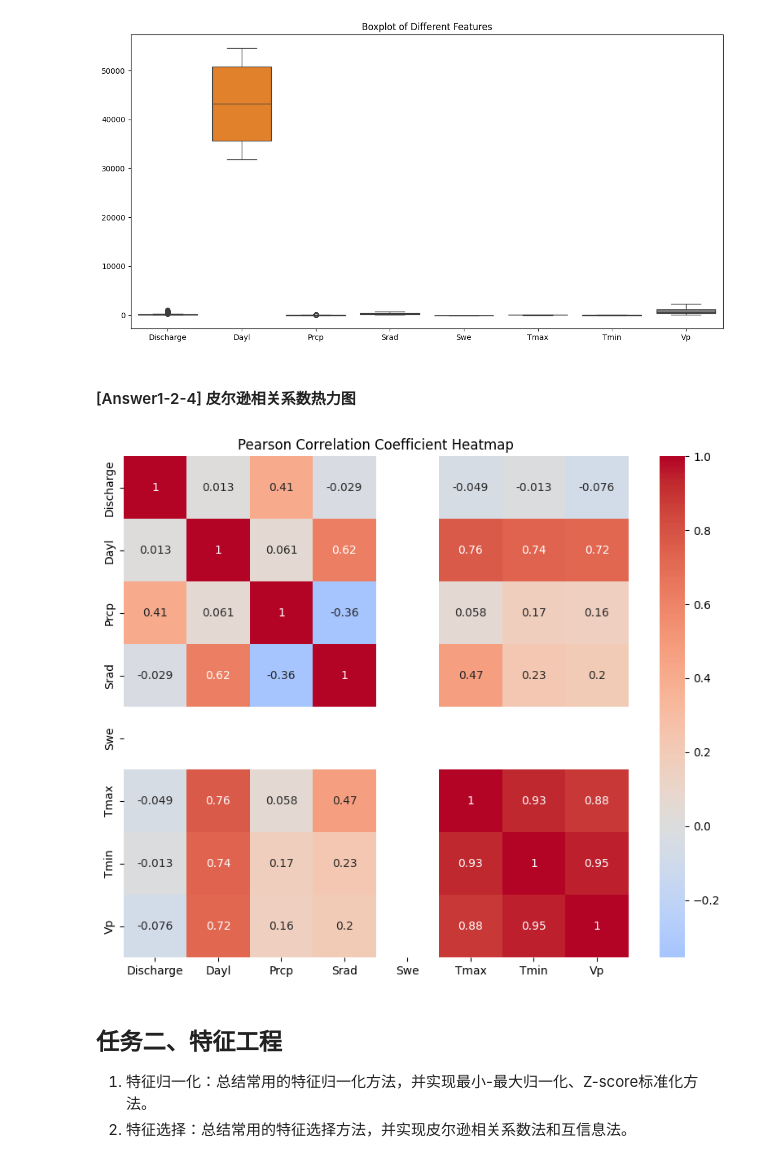
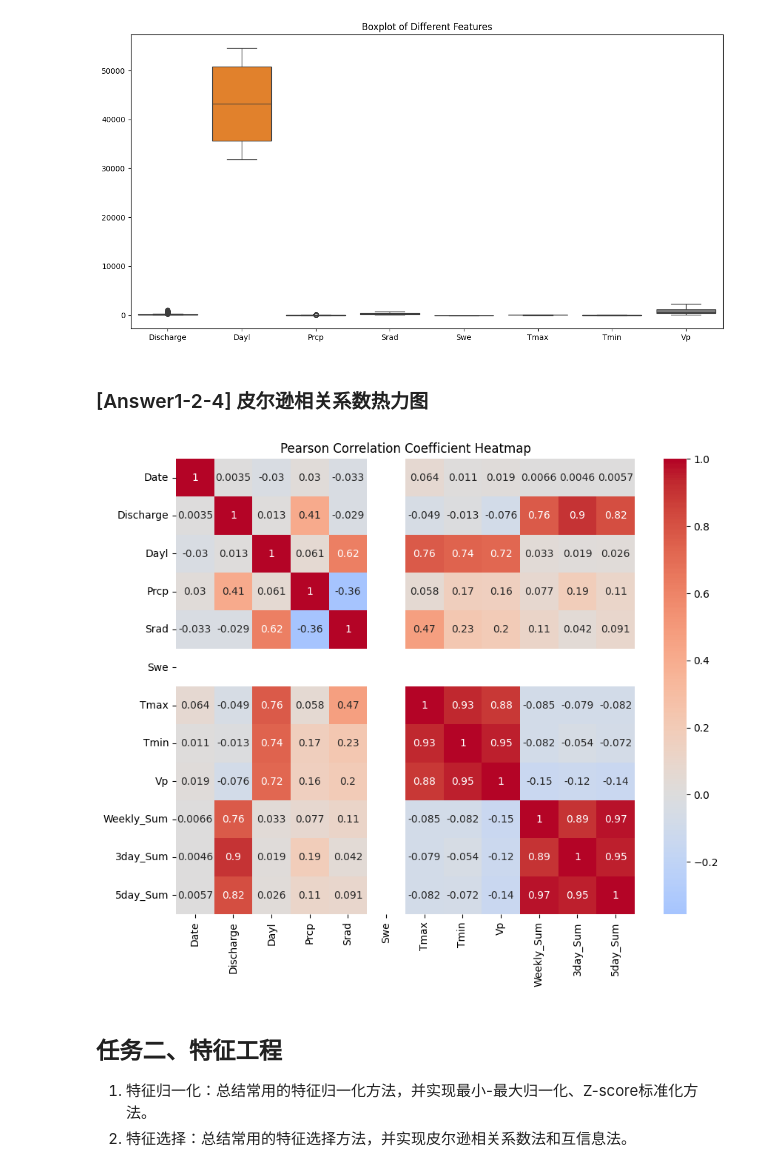
Before and after one commit to sslime336/RunoffPrediction, a Jupyter notebook: src/main.ipynb, the cells around one changed output. Saved outputs shown, nothing was run; the diff lists cells and outputs as text; code cells hidden in the pictures.

```diff
--- a/src/main.ipynb
+++ b/src/main.ipynb
@@ -153,18 +130,24 @@ plt.show()
 # %% [output]
 [figure]
 # %% [markdown]
-#### [Answer1-2-4] 皮尔逊相关系数热力图
+### [Answer1-2-4] 皮尔逊相关系数热力图
 # %%
+data = df.copy()
+data['Weekly_Sum'] = data['Discharge'].rolling('7d').sum()
+data['3day_Sum'] = data['Discharge'].rolling('3d').sum()
+data['5day_Sum'] = data['Discharge'].rolling('5d').sum()
+data = data.reset_index()
+
 # 计算皮尔逊相关系数
-corr = df.corr()
+corr = data.corr()
 
 # 绘制皮尔逊相关系数热力图
 plt.figure(figsize=(10, 8))
 sns.heatmap(corr, annot=True, cmap="coolwarm", center=0)
 plt.title("Pearson Correlation Coefficient Heatmap")
 plt.show()
 # %% [output]
-[figure, old version]
+[figure, new version]
 # %% [markdown]
 ## 任务二、特征工程
 1. 特征归一化：总结常用的特征归一化方法，并实现最小-最大归一化、Z-score标准化方法。
```
Also changed, not shown: parts of 18 cells of this notebook, 1 other file.
